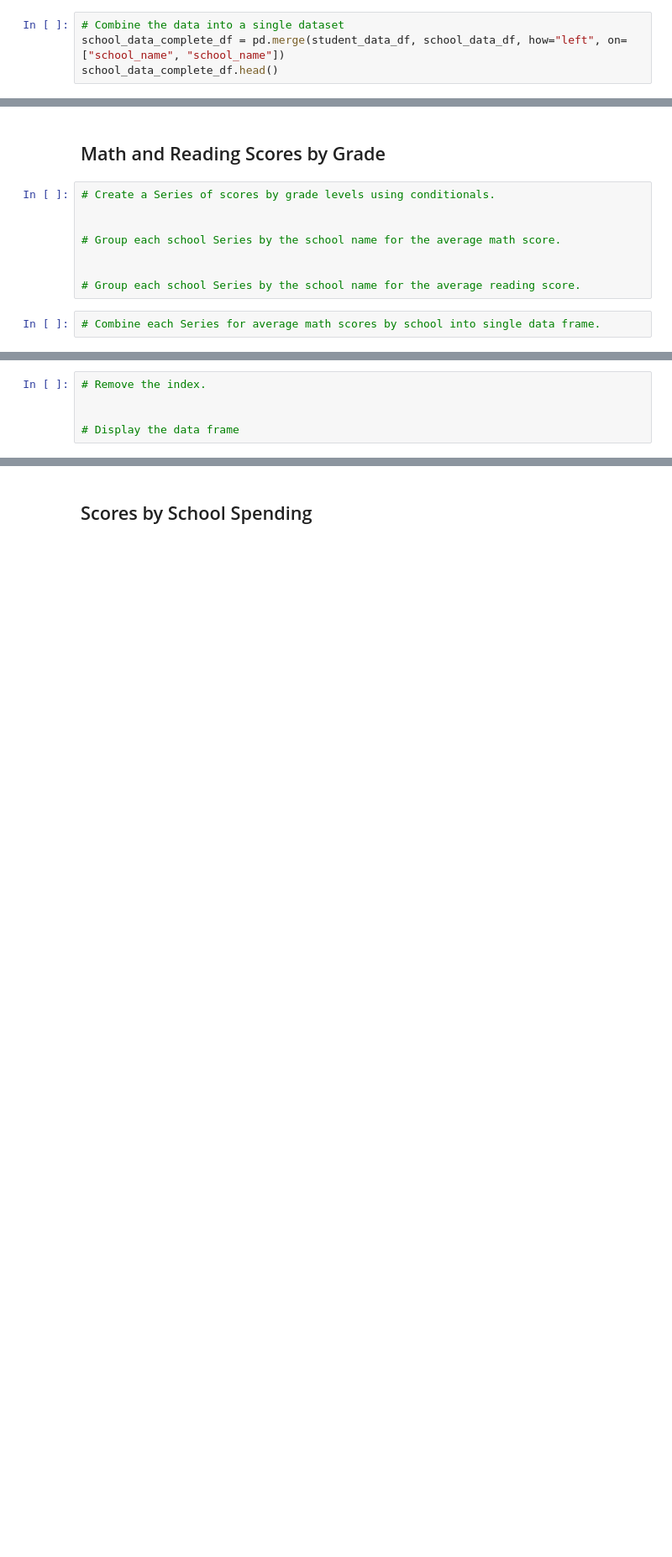
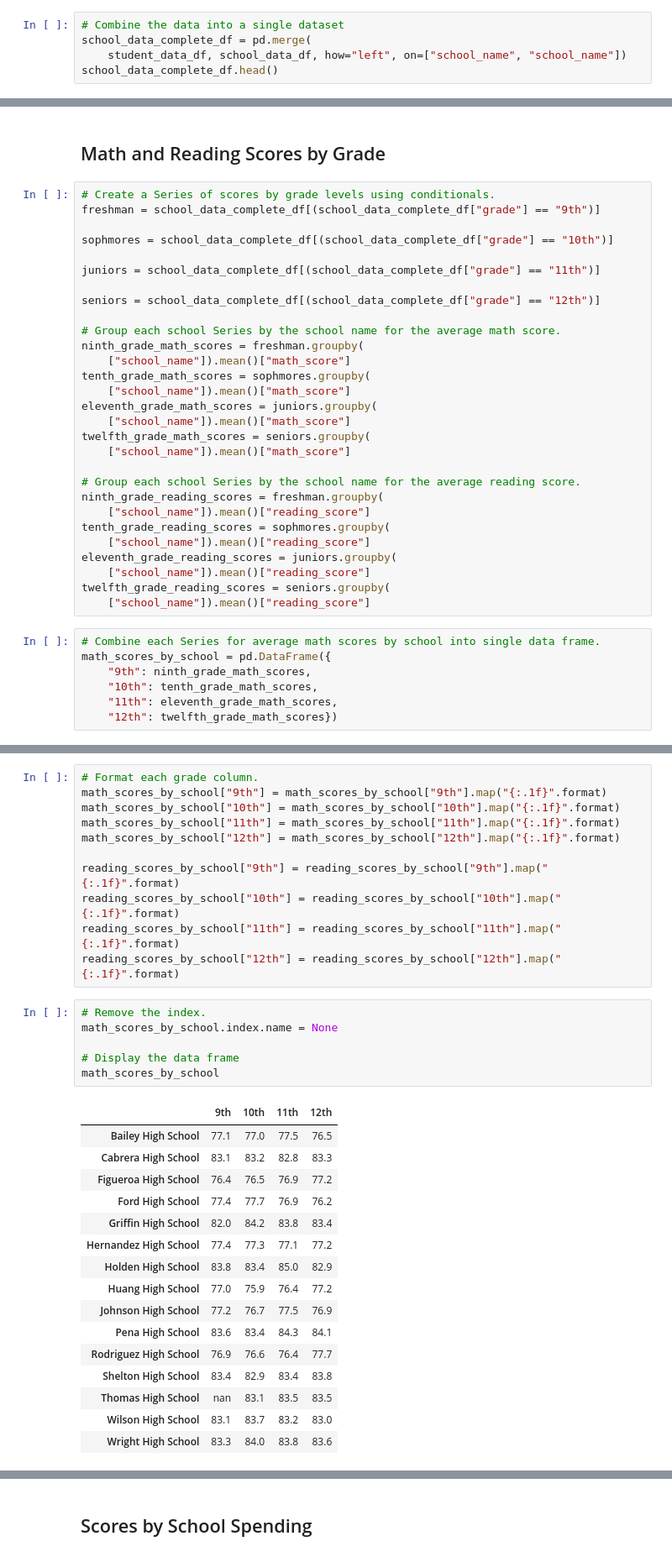
Before and after one commit to HopkinsKV/School_District_Analysis, a Jupyter notebook: PyCitySchools_Challenge_starter_code.ipynb, the cells around one changed output, grey strips where cells are left out. Shown at 84% size. Saved outputs shown, nothing was run; the diff lists cells and outputs as text; blank space fills up the shorter version.

```diff
--- a/PyCitySchools_Challenge_starter_code.ipynb
+++ b/PyCitySchools_Challenge_starter_code.ipynb
@@ -69,7 +90,8 @@ student_data_df.loc[(student_data_df["school_name"] == 'Thomas High School') & (
 ### District Summary
 # %%
 # Combine the data into a single dataset
-school_data_complete_df = pd.merge(student_data_df, school_data_df, how="left", on=["school_name", "school_name"])
+school_data_complete_df = pd.merge(
+    student_data_df, school_data_df, how="left", on=["school_name", "school_name"])
 school_data_complete_df.head()
 # %% [output]
 |  | Student ID | student_name | gender | grade | school_name | reading_score | math_score | School ID | ... |
@@ -264,13 +361,39 @@ per_school_summary_df
 ## Math and Reading Scores by Grade
 # %%
 # Create a Series of scores by grade levels using conditionals.
+freshman = school_data_complete_df[(school_data_complete_df["grade"] == "9th")]
 
+sophmores = school_data_complete_df[(school_data_complete_df["grade"] == "10th")]
+
+juniors = school_data_complete_df[(school_data_complete_df["grade"] == "11th")]
+
+seniors = school_data_complete_df[(school_data_complete_df["grade"] == "12th")]
 
 # Group each school Series by the school name for the average math score.
-
+ninth_grade_math_scores = freshman.groupby(
+    ["school_name"]).mean()["math_score"]
+tenth_grade_math_scores = sophmores.groupby(
+    ["school_name"]).mean()["math_score"]
+eleventh_grade_math_scores = juniors.groupby(
+    ["school_name"]).mean()["math_score"]
+twelfth_grade_math_scores = seniors.groupby(
+    ["school_name"]).mean()["math_score"]
 
 # Group each school Series by the school name for the average reading score.
+ninth_grade_reading_scores = freshman.groupby(
+    ["school_name"]).mean()["reading_score"]
+tenth_grade_reading_scores = sophmores.groupby(
+    ["school_name"]).mean()["reading_score"]
+eleventh_grade_reading_scores = juniors.groupby(
+    ["school_name"]).mean()["reading_score"]
+twelfth_grade_reading_scores = seniors.groupby(
+    ["school_name"]).mean()["reading_score"]
 # %%
 # Combine each Series for average math scores by school into single data frame.
+math_scores_by_school = pd.DataFrame({
+    "9th": ninth_grade_math_scores,
+    "10th": tenth_grade_math_scores,
+    "11th": eleventh_grade_math_scores,
+    "12th": twelfth_grade_math_scores})
 # %%
 # Combine each Series for average reading scores by school into single data frame.
@@ -279,6 +405,35 @@ per_school_summary_df
+# %%
+# Format each grade column.
+math_scores_by_school["9th"] = math_scores_by_school["9th"].map("{:.1f}".format)
+math_scores_by_school["10th"] = math_scores_by_school["10th"].map("{:.1f}".format)
+math_scores_by_school["11th"] = math_scores_by_school["11th"].map("{:.1f}".format)
+math_scores_by_school["12th"] = math_scores_by_school["12th"].map("{:.1f}".format)
+
+reading_scores_by_school["9th"] = reading_scores_by_school["9th"].map("{:.1f}".format)
+reading_scores_by_school["10th"] = reading_scores_by_school["10th"].map("{:.1f}".format)
+reading_scores_by_school["11th"] = reading_scores_by_school["11th"].map("{:.1f}".format)
+reading_scores_by_school["12th"] = reading_scores_by_school["12th"].map("{:.1f}".format)
 # %%
 # Remove the index.
-
+math_scores_by_school.index.name = None
 
 # Display the data frame
+math_scores_by_school
+# %% [output]
+|  | 9th | 10th | 11th | 12th |
+| Bailey High School | 77.1 | 77.0 | 77.5 | 76.5 |
+| Cabrera High School | 83.1 | 83.2 | 82.8 | 83.3 |
+| Figueroa High School | 76.4 | 76.5 | 76.9 | 77.2 |
+| Ford High School | 77.4 | 77.7 | 76.9 | 76.2 |
+| Griffin High School | 82.0 | 84.2 | 83.8 | 83.4 |
+| Hernandez High School | 77.4 | 77.3 | 77.1 | 77.2 |
+| Holden High School | 83.8 | 83.4 | 85.0 | 82.9 |
+| Huang High School | 77.0 | 75.9 | 76.4 | 77.2 |
+| Johnson High School | 77.2 | 76.7 | 77.5 | 76.9 |
+| Pena High School | 83.6 | 83.4 | 84.3 | 84.1 |
+| Rodriguez High School | 76.9 | 76.6 | 76.4 | 77.7 |
+| Shelton High School | 83.4 | 82.9 | 83.4 | 83.8 |
+| Thomas High School | nan | 83.1 | 83.5 | 83.5 |
+| Wilson High School | 83.1 | 83.7 | 83.2 | 83.0 |
+| Wright High School | 83.3 | 84.0 | 83.8 | 83.6 |
 # %%
```
Also changed, not shown: parts of 36 cells of this notebook.
